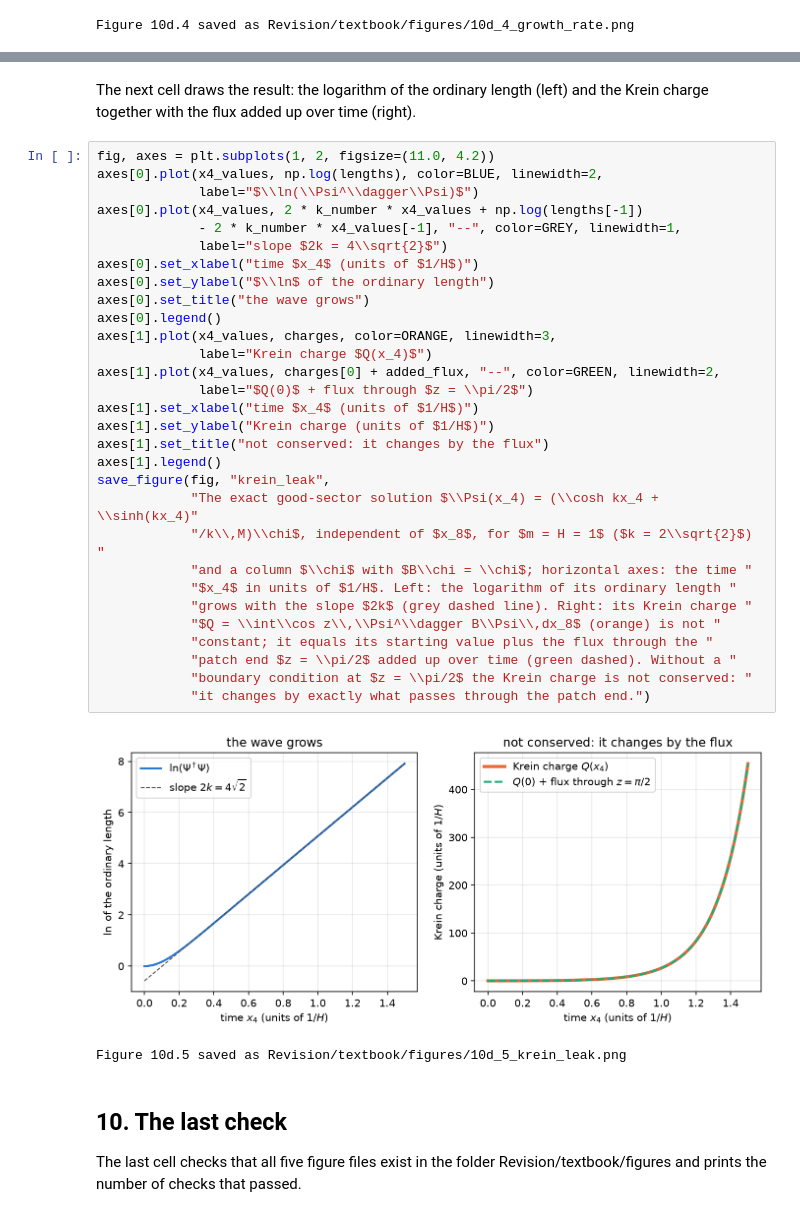
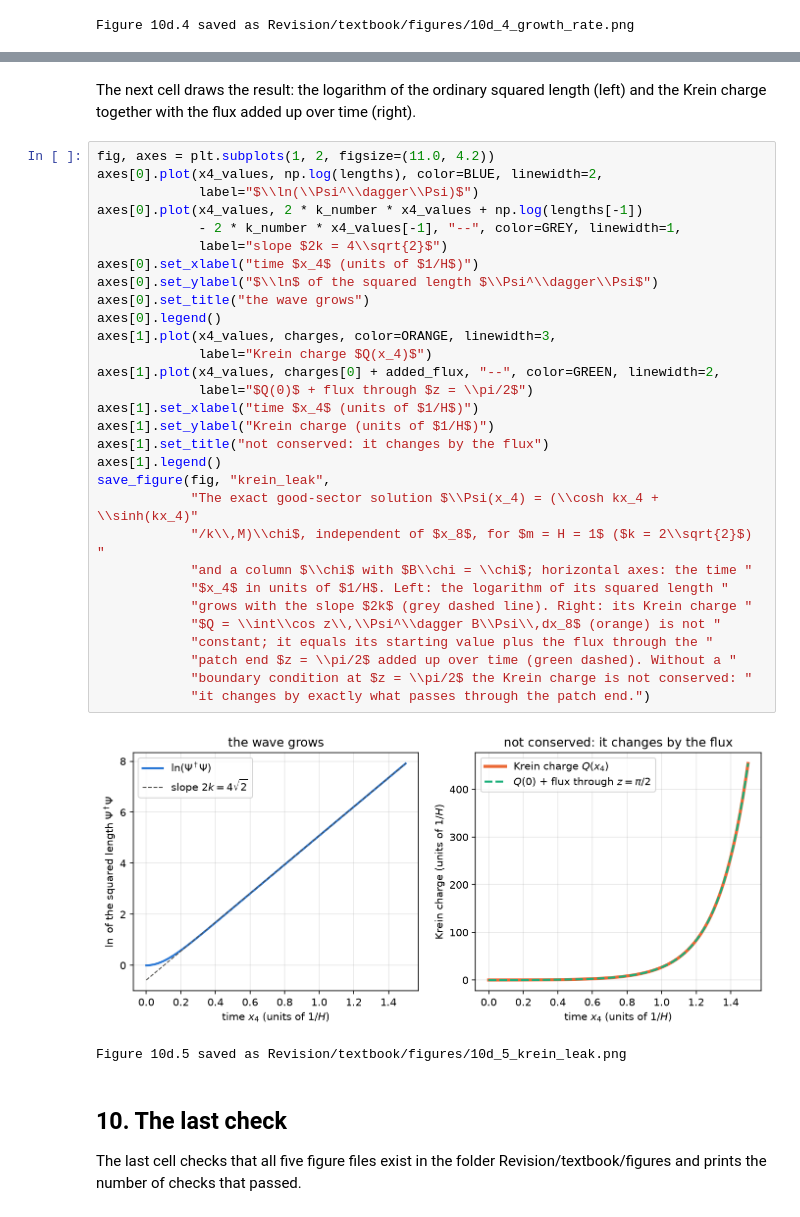
Before and after one commit to once-ere/Dirac_claude, a Jupyter notebook: Revision/textbook/notebooks/10d_curved_good_sector.ipynb, the cells around one changed output, grey strips where cells are left out. Drawn from its saved outputs; the diff is of its cells as text.

```diff
--- a/Revision/textbook/notebooks/10d_curved_good_sector.ipynb
+++ b/Revision/textbook/notebooks/10d_curved_good_sector.ipynb
@@ -1141,38 +1191,38 @@ PASS the ordinary length grows like exp(2 k x4)
 # %% [markdown]
-The next cell draws the result: the logarithm of the ordinary length (left) and the
-Krein charge together with the flux added up over time (right).
+The next cell draws the result: the logarithm of the ordinary squared length
+(left) and the Krein charge together with the flux added up over time (right).
 # %%
 fig, axes = plt.subplots(1, 2, figsize=(11.0, 4.2))
 axes[0].plot(x4_values, np.log(lengths), color=BLUE, linewidth=2,
              label="$\\ln(\\Psi^\\dagger\\Psi)$")
 axes[0].plot(x4_values, 2 * k_number * x4_values + np.log(lengths[-1])
              - 2 * k_number * x4_values[-1], "--", color=GREY, linewidth=1,
              label="slope $2k = 4\\sqrt{2}$")
 axes[0].set_xlabel("time $x_4$ (units of $1/H$)")
-axes[0].set_ylabel("$\\ln$ of the ordinary length")
+axes[0].set_ylabel("$\\ln$ of the squared length $\\Psi^\\dagger\\Psi$")
 axes[0].set_title("the wave grows")
 axes[0].legend()
 axes[1].plot(x4_values, charges, color=ORANGE, linewidth=3,
              label="Krein charge $Q(x_4)$")
 axes[1].plot(x4_values, charges[0] + added_flux, "--", color=GREEN, linewidth=2,
              label="$Q(0)$ + flux through $z = \\pi/2$")
 axes[1].set_xlabel("time $x_4$ (units of $1/H$)")
 axes[1].set_ylabel("Krein charge (units of $1/H$)")
 axes[1].set_title("not conserved: it changes by the flux")
 axes[1].legend()
 save_figure(fig, "krein_leak",
             "The exact good-sector solution $\\Psi(x_4) = (\\cosh kx_4 + \\sinh(kx_4)"
             "/k\\,M)\\chi$, independent of $x_8$, for $m = H = 1$ ($k = 2\\sqrt{2}$) "
             "and a column $\\chi$ with $B\\chi = \\chi$; horizontal axes: the time "
-            "$x_4$ in units of $1/H$. Left: the logarithm of its ordinary length "
+            "$x_4$ in units of $1/H$. Left: the logarithm of its squared length "
             "grows with the slope $2k$ (grey dashed line). Right: its Krein charge "
             "$Q = \\int\\cos z\\,\\Psi^\\dagger B\\Psi\\,dx_8$ (orange) is not "
             "constant; it equals its starting value plus the flux through the "
             "patch end $z = \\pi/2$ added up over time (green dashed). Without a "
             "boundary condition at $z = \\pi/2$ the Krein charge is not conserved: "
             "it changes by exactly what passes through the patch end.")
 # %% [output]
-[figure, old version]
+[figure, new version]
 Figure 10d.5 saved as Revision/textbook/figures/10d_5_krein_leak.png
 # %% [markdown]
 ## 10. The last check
```
Also changed, not shown: parts of 6 cells of this notebook, 25 other files.
